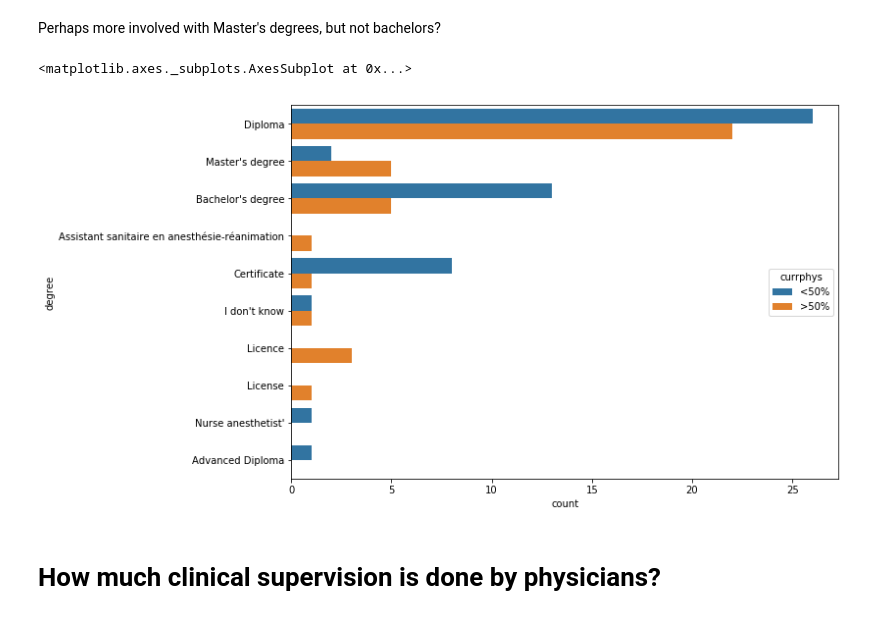
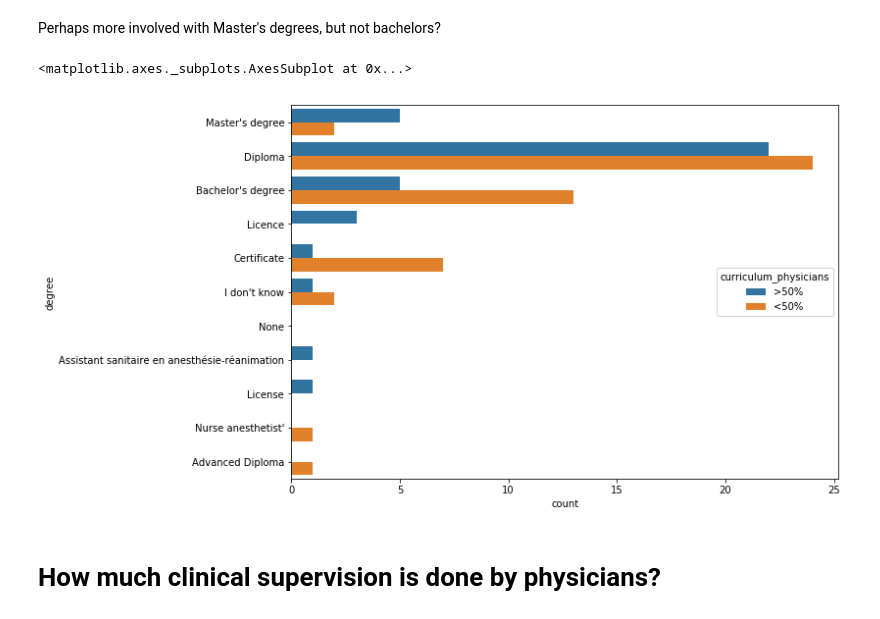
Before and after one commit to lawtj/npa, a Jupyter notebook: npa data.ipynb, the cells around one changed output. Drawn from its saved outputs; the diff is of its cells as text; code cells hidden in the pictures.

```diff
--- a/npa data.ipynb
+++ b/npa data.ipynb
@@ -562,0 +555,6 @@ Name: currphys, dtype: float64
+# %%
+# First, let's merge the categories 0 and 1-50, into <50%
+
+dfcurrphys = nps.replace('0%', '<50%', regex=False)
+dfcurrphys = dfcurrphys.replace('1-50%', '<50%', regex=False)
+dfcurrphys['curriculum_physicians'].value_counts(normalize=True)
@@ -571,10 +573,10 @@ sb.countplot(y='currphys', data=d1)
 Perhaps more involved with Master's degrees, but not bachelors?
 # %%
 fig, ax = plt.subplots(figsize=(10,7))
-sb.countplot(hue='currphys', y='degree', data=d1)
+sb.countplot(hue='curriculum_physicians', y='degree', data=dfcurrphys)
 # %% [output]
 <matplotlib.axes._subplots.AxesSubplot at 0x...>
-[figure, old version]
+[figure, new version]
 # %% [markdown]
 # <a name='physsuper'>How much clinical supervision is done by physicians?</a>
 # %% [markdown]
```
Also changed, not shown: parts of 23 cells of this notebook.
